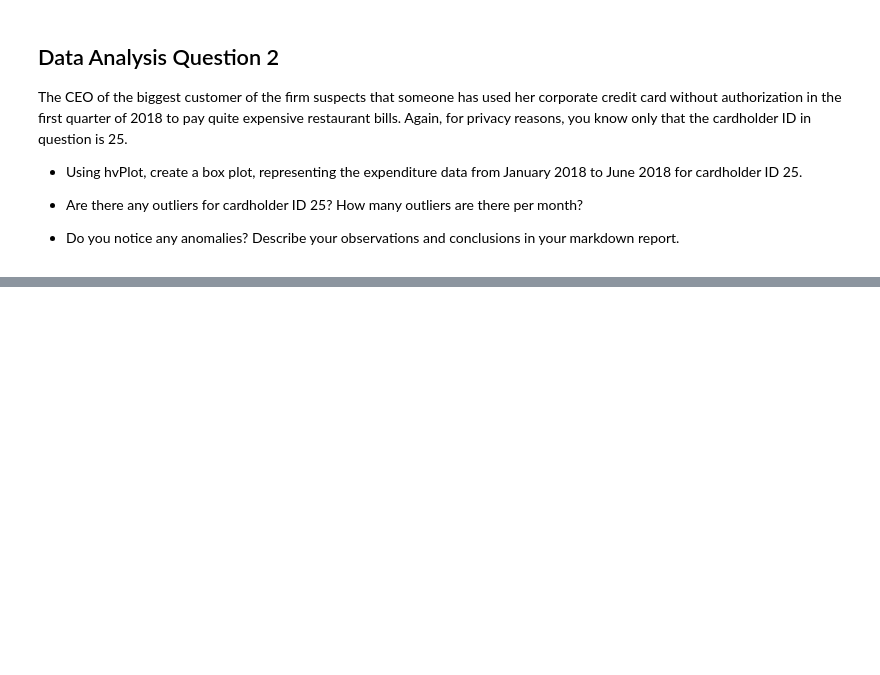
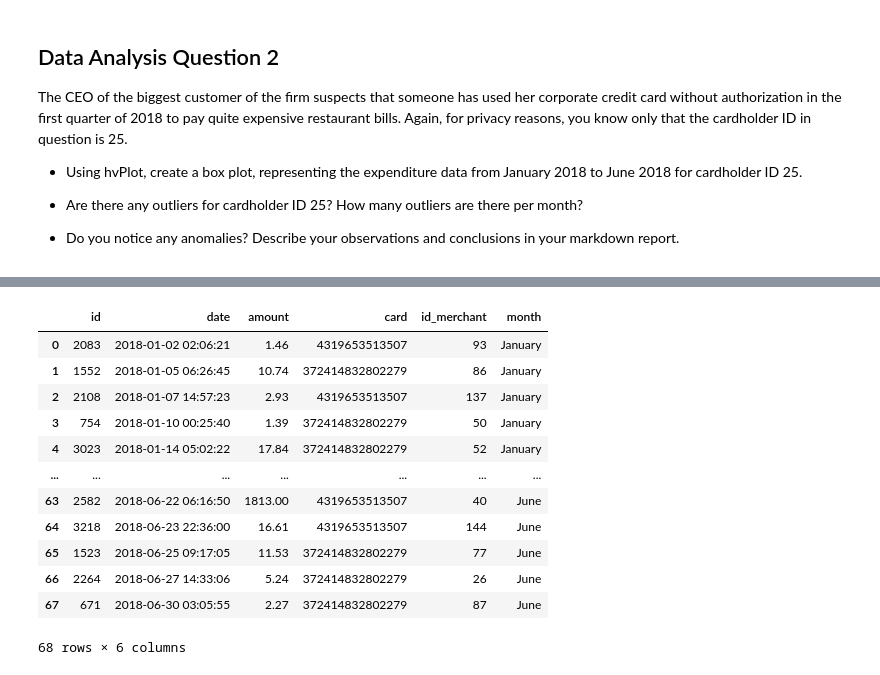
Before and after one commit to bittraidr/credit_card_hack, a Jupyter notebook: visual_data_analysis.ipynb, the cells around one changed output, grey strips where cells are left out. Cells and saved outputs as stored; diff of their text form; code cells hidden in the pictures; blank space fills up the shorter version.

```diff
--- a/visual_data_analysis.ipynb
+++ b/visual_data_analysis.ipynb
@@ -122,3 +122,23 @@ box_plot
 [interactive output not drawn]
 # %%
 # loop to change the numeric month to month names
+card_holder_25['date'] = pd.to_datetime(card_holder_25['date'])
+
+# Extract the month names from the datetime objects
+card_holder_25['month'] = card_holder_25['date'].dt.strftime('%B')
+
+card_holder_25
+# %% [output]
+|  | id | date | amount | card | id_merchant | month |
+| 0 | 2083 | 2018-01-02 02:06:21 | 1.46 | 4319653513507 | 93 | January |
+| 1 | 1552 | 2018-01-05 06:26:45 | 10.74 | 372414832802279 | 86 | January |
+| 2 | 2108 | 2018-01-07 14:57:23 | 2.93 | 4319653513507 | 137 | January |
+| 3 | 754 | 2018-01-10 00:25:40 | 1.39 | 372414832802279 | 50 | January |
+| 4 | 3023 | 2018-01-14 05:02:22 | 17.84 | 372414832802279 | 52 | January |
+| ... | ... | ... | ... | ... | ... | ... |
+| 63 | 2582 | 2018-06-22 06:16:50 | 1813.00 | 4319653513507 | 40 | June |
+| 64 | 3218 | 2018-06-23 22:36:00 | 16.61 | 4319653513507 | 144 | June |
+| 65 | 1523 | 2018-06-25 09:17:05 | 11.53 | 372414832802279 | 77 | June |
+| 66 | 2264 | 2018-06-27 14:33:06 | 5.24 | 372414832802279 | 26 | June |
+| 67 | 671 | 2018-06-30 03:05:55 | 2.27 | 372414832802279 | 87 | June |
+68 rows × 6 columns
```
Also changed, not shown: parts of 2 cells of this notebook.
